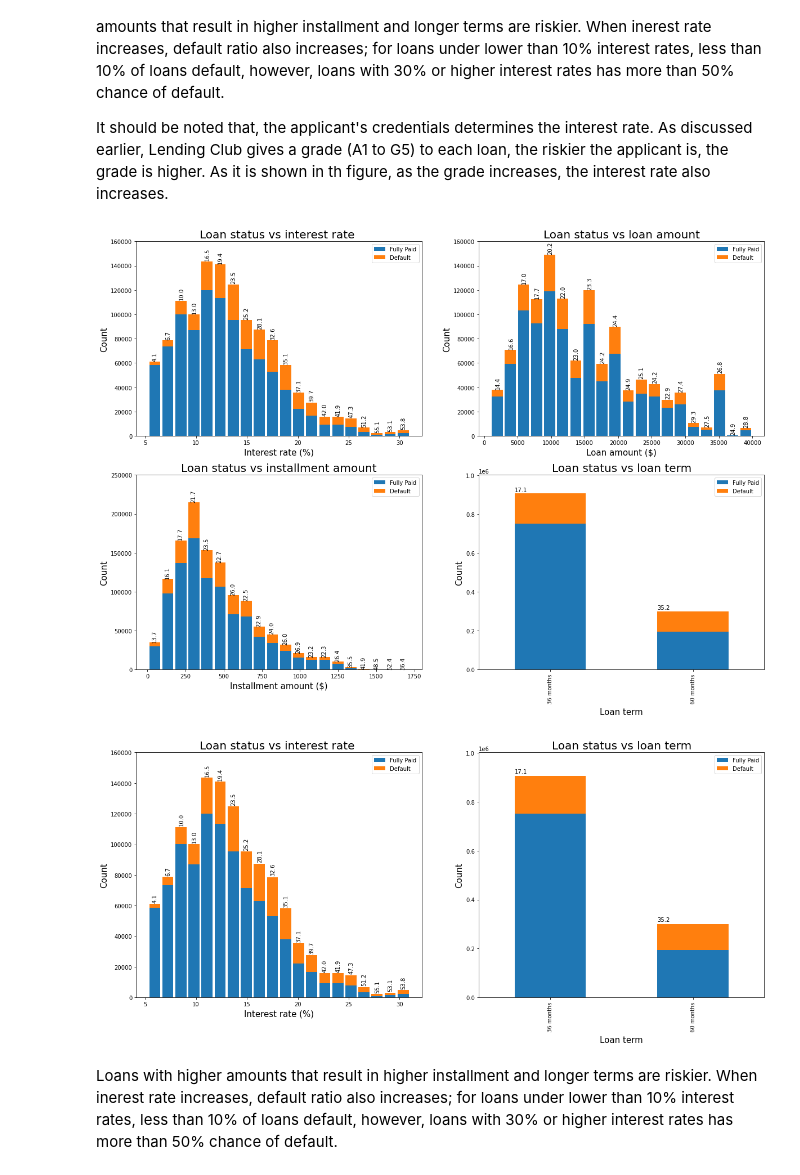
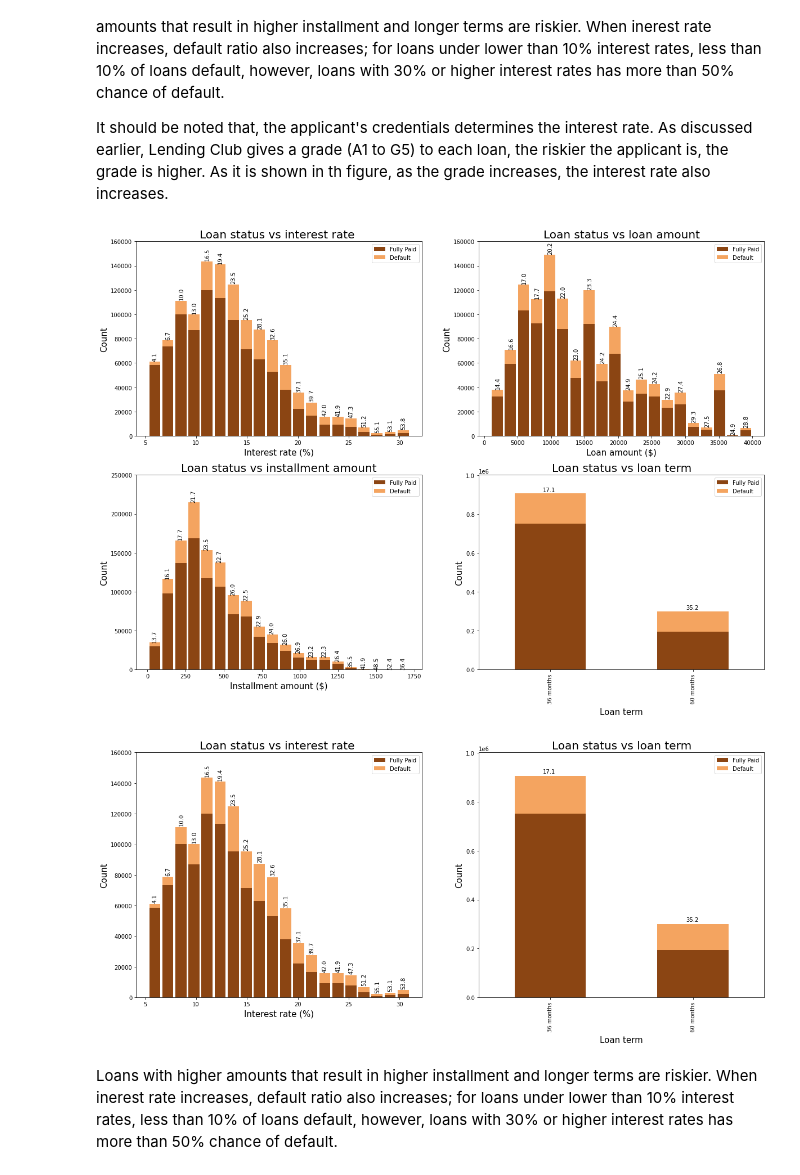
Before and after one commit to somayehY/Somayeh_Youssefi, a Jupyter notebook: LendingClub/LendingClub_ExploratoryDataAnalysis.ipynb, the cells around one changed output. Saved outputs shown, nothing was run; the diff lists cells and outputs as text; code cells hidden in the pictures.

```diff
--- a/LendingClub/LendingClub_ExploratoryDataAnalysis.ipynb
+++ b/LendingClub/LendingClub_ExploratoryDataAnalysis.ipynb
@@ -278,9 +278,9 @@ It is clear from the chart that as the grade level decreases from A to G, the pr
 
 Home ownership is also one of the features which is used to make decision on a loan application. Below the distribution of loan status vs the applicants' home type is shown. Majority of applicants live either in their own house, a rental place or mortage. In all these categories the percentages of default is almost the same. Therefore, home ownership cannot be a strong predictor for loan defaultation.
 # %%
-s = pd.DataFrame({'Fully Paid': df.loc[df['new_status']=='Fully Paid', ['home_ownership']].value_counts(), 'Default': df.loc[df['new_status']=='Default', ['home_ownership']].value_counts()})
+s = pd.DataFrame({'Fully Paid': df.loc[df['loan_status']=='Fully Paid', ['home_ownership']].value_counts(), 'Default': df.loc[df['loan_status']=='Default', ['home_ownership']].value_counts()})
 s['Total'] = s['Default'] + s['Fully Paid']
-s.index=[ 'Any', 'Mortage', 'None', 'Other', 'Own', 'Rent']
+s.index=[ 'Mortage', 'Other', 'Own', 'Rent']
 fig, ax = plt.subplots(figsize=(12,8))
 ax.bar(s.index, s['Fully Paid'], color="teal")
 ax.bar(s.index, s['Default'], bottom=s['Fully Paid'], color='darkturquoise')
@@ -310,7 +310,7 @@ As shown in the bar plot, majority of applicants live either in their own house,
 # %% [markdown]
 Length of employment is categorized into 11 groups, starting from less than a year to 10 years and longer. According to the data, the chances are the same. Theregore, employment length is also not a great predictor
 # %%
-s = pd.DataFrame({'Fully Paid': df.loc[df['new_status']=='Fully Paid', ['emp_length']].value_counts(), 'Default': df.loc[df['new_status']=='Default', ['emp_length']].value_counts()})
+s = pd.DataFrame({'Fully Paid': df.loc[df['loan_status']=='Fully Paid', ['emp_length']].value_counts(), 'Default': df.loc[df['loan_status']=='Default', ['emp_length']].value_counts()})
 listIndex = s.index
 
 new = []
@@ -344,3 +344,7 @@ for i, (cs, pc) in enumerate(zip(s.cumsum(1)[n], s_rel[n])):
 plt.show()
 # %% [output]
 [figure]
+# %%
+df['emp_length'].replace('< 1 year', '1 year down', inplace=True)
+df['emp_length'].replace('10+ years', '10 years up', inplace=True)
+df['emp_length'].value_counts()
@@ -468,10 +461,10 @@ When inerest rate increases, default ratio also increases; for loans under lower
 
 It should be noted that, the applicant's credentials determines the interest rate. As discussed earlier, Lending Club gives a grade (A1 to G5) to each loan, the riskier the applicant is, the grade is higher. As it is shown in th figure, as the grade increases, the interest rate also increases.
 # %%
-s1 = pd.DataFrame({'Fully Paid': df.loc[df['new_status']=='Fully Paid', 'int_rate'], 'Default': df.loc[df['new_status']=='Default', 'int_rate']}, index=None)
-s2 = pd.DataFrame({'Fully Paid': df.loc[df['new_status']=='Fully Paid', 'funded_amnt'], 'Default': df.loc[df['new_status']=='Default', 'funded_amnt']}, index=None)
-s3 = pd.DataFrame({'Fully Paid': df.loc[df['new_status']=='Fully Paid', 'installment'], 'Default': df.loc[df['new_status']=='Default', 'installment']})
-s4 = pd.DataFrame({'Fully Paid': df.loc[df['new_status']=='Fully Paid', ['term']].value_counts(), 'Default': df.loc[df['new_status']=='Default', ['term']].value_counts()})
+s1 = pd.DataFrame({'Fully Paid': df.loc[df['loan_status']=='Fully Paid', 'int_rate'], 'Default': df.loc[df['loan_status']=='Default', 'int_rate']}, index=None)
+s2 = pd.DataFrame({'Fully Paid': df.loc[df['loan_status']=='Fully Paid', 'funded_amnt'], 'Default': df.loc[df['loan_status']=='Default', 'funded_amnt']}, index=None)
+s3 = pd.DataFrame({'Fully Paid': df.loc[df['loan_status']=='Fully Paid', 'installment'], 'Default': df.loc[df['loan_status']=='Default', 'installment']})
+s4 = pd.DataFrame({'Fully Paid': df.loc[df['loan_status']=='Fully Paid', ['term']].value_counts(), 'Default': df.loc[df['loan_status']=='Default', ['term']].value_counts()})
 listIndex = s4.index
 
 new = []
@@ -481,11 +474,10 @@ s4.index = new
 
 fig, [(axes0, axes1), (axes2, axes3)] = plt.subplots(nrows = 2, ncols = 2, figsize=(20,14))
 
-axes0.hist(s1, stacked=True, bins=20, rwidth=0.85)
-axes1.hist(s2, stacked=True, bins=20, rwidth=0.85)
-axes2.hist(s3, stacked=True, bins=20, rwidth=0.85)
-#axes3.bar(s4.index, s4, stacked=True)
-s4.plot.bar(stacked=True, ax=axes3)
+axes0.hist(s1, stacked=True, bins=20, rwidth=0.85, color=["saddlebrown", "sandybrown"])
+axes1.hist(s2, stacked=True, bins=20, rwidth=0.85, color=["saddlebrown", "sandybrown"])
+axes2.hist(s3, stacked=True, bins=20, rwidth=0.85, color=["saddlebrown", "sandybrown"])
+s4.plot.bar(stacked=True, ax=axes3, color=["saddlebrown", "sandybrown"])
 
 axes0.legend(['Fully Paid', 'Default'])
 axes0.set_xlabel('Interest rate (%)', fontsize=15)
@@ -549,7 +541,7 @@ p = axes3.patches
 for i in range(0,2,1):
     x1, y1 = p[i].get_xy()
     x2, y2 = p[i+1].get_xy()
-    x = x1
+    x = x1 +0.2
     Y1 = p[i].get_height()
     Y2 = p[i+2].get_height()
     y = Y2 + Y1 +10000
@@ -557,12 +549,12 @@ for i in range(0,2,1):
     axes3.text(x, y, round(a*100,1), rotation=0)
 plt.show()
 # %% [output]
-[figure, old version]
+[figure, new version]
 # %%
-s1 = pd.DataFrame({'Fully Paid': df.loc[df['new_status']=='Fully Paid', 'int_rate'], 'Default': df.loc[df['new_status']=='Default', 'int_rate']}, index=None)
-s2 = pd.DataFrame({'Fully Paid': df.loc[df['new_status']=='Fully Paid', 'funded_amnt'], 'Default': df.loc[df['new_status']=='Default', 'funded_amnt']}, index=None)
-s3 = pd.DataFrame({'Fully Paid': df.loc[df['new_status']=='Fully Paid', 'installment'], 'Default': df.loc[df['new_status']=='Default', 'installment']})
-s4 = pd.DataFrame({'Fully Paid': df.loc[df['new_status']=='Fully Paid', ['term']].value_counts(), 'Default': df.loc[df['new_status']=='Default', ['term']].value_counts()})
+s1 = pd.DataFrame({'Fully Paid': df.loc[df['loan_status']=='Fully Paid', 'int_rate'], 'Default': df.loc[df['loan_status']=='Default', 'int_rate']}, index=None)
+s2 = pd.DataFrame({'Fully Paid': df.loc[df['loan_status']=='Fully Paid', 'funded_amnt'], 'Default': df.loc[df['loan_status']=='Default', 'funded_amnt']}, index=None)
+s3 = pd.DataFrame({'Fully Paid': df.loc[df['loan_status']=='Fully Paid', 'installment'], 'Default': df.loc[df['loan_status']=='Default', 'installment']})
+s4 = pd.DataFrame({'Fully Paid': df.loc[df['loan_status']=='Fully Paid', ['term']].value_counts(), 'Default': df.loc[df['loan_status']=='Default', ['term']].value_counts()})
 listIndex = s4.index
 
 new = []
@@ -572,8 +564,8 @@ s4.index = new
 
 fig, (axes0, axes1) = plt.subplots(nrows = 1, ncols = 2, figsize=(20,8))
 
-axes0.hist(s1, stacked=True, bins=20, rwidth=0.85)
-s4.plot.bar(stacked=True, ax=axes1)
+axes0.hist(s1, stacked=True, bins=20, rwidth=0.85, color=["saddlebrown", "sandybrown"])
+s4.plot.bar(stacked=True, ax=axes1, color=["saddlebrown", "sandybrown"])
 
 axes0.legend(['Fully Paid', 'Default'])
 axes0.set_xlabel('Interest rate (%)', fontsize=15)
@@ -585,35 +577,35 @@ axes0.set_ylim(0,160000)
 axes1.legend(['Fully Paid', 'Default'])
 axes1.set_xlabel('Loan term', fontsize=15)
 axes1.set_ylabel('Count', fontsize=15)
 axes1.set_ylim(0,1002000)
 axes1.set_title("Loan status vs loan term", fontsize=20)
 
 
 p = axes0.patches
 for i in range(0,20,1):
     x1, y1 = p[i].get_xy()
     x2, y2 = p[i+1].get_xy()
     x = x1 + .3
     Y1 = p[i].get_height()
     Y2 = p[i+20].get_height()
     y = Y2 + Y1 + 1500
     a = Y2/(Y2 + Y1)
     axes0.text(x, y, round(a*100,1), rotation=90)
 
 
 p = axes1.patches
 for i in range(0,2,1):
     x1, y1 = p[i].get_xy()
     x2, y2 = p[i+1].get_xy()
-    x = x1
+    x = x1+.2
     Y1 = p[i].get_height()
     Y2 = p[i+2].get_height()
     y = Y2 + Y1 +10000
     a = Y2/(Y2 + Y1)
     axes1.text(x, y, round(a*100,1), rotation=0)
 plt.show()
 # %% [output]
-[figure, old version]
+[figure, new version]
 # %% [markdown]
 Loans with higher amounts that result in higher installment and longer terms are riskier.
 When inerest rate increases, default ratio also increases; for loans under lower than 10% interest rates, less than 10% of loans default, however, loans with 30% or higher interest rates has more than 50% chance of default.
```
Also changed, not shown: parts of 28 cells of this notebook.
